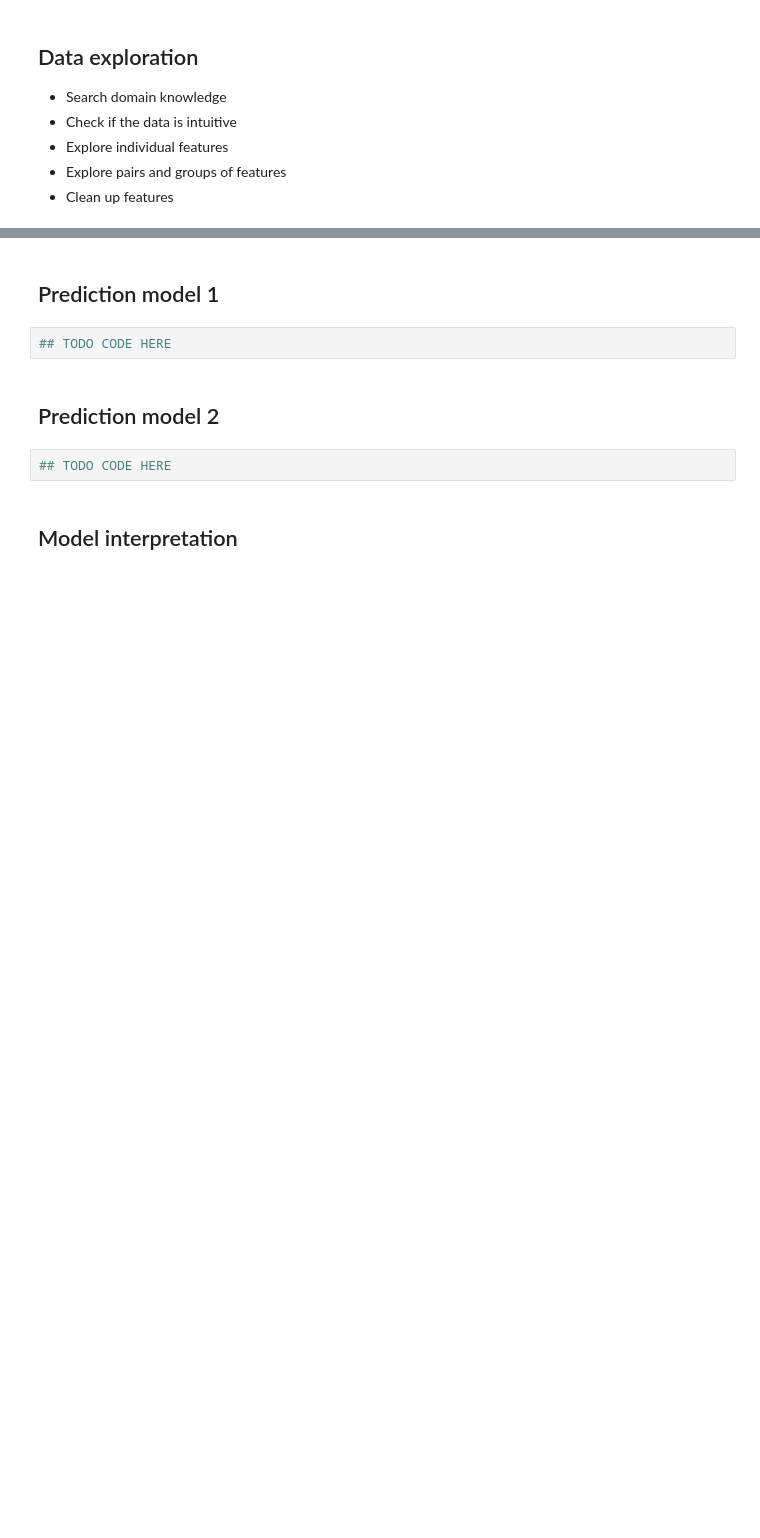
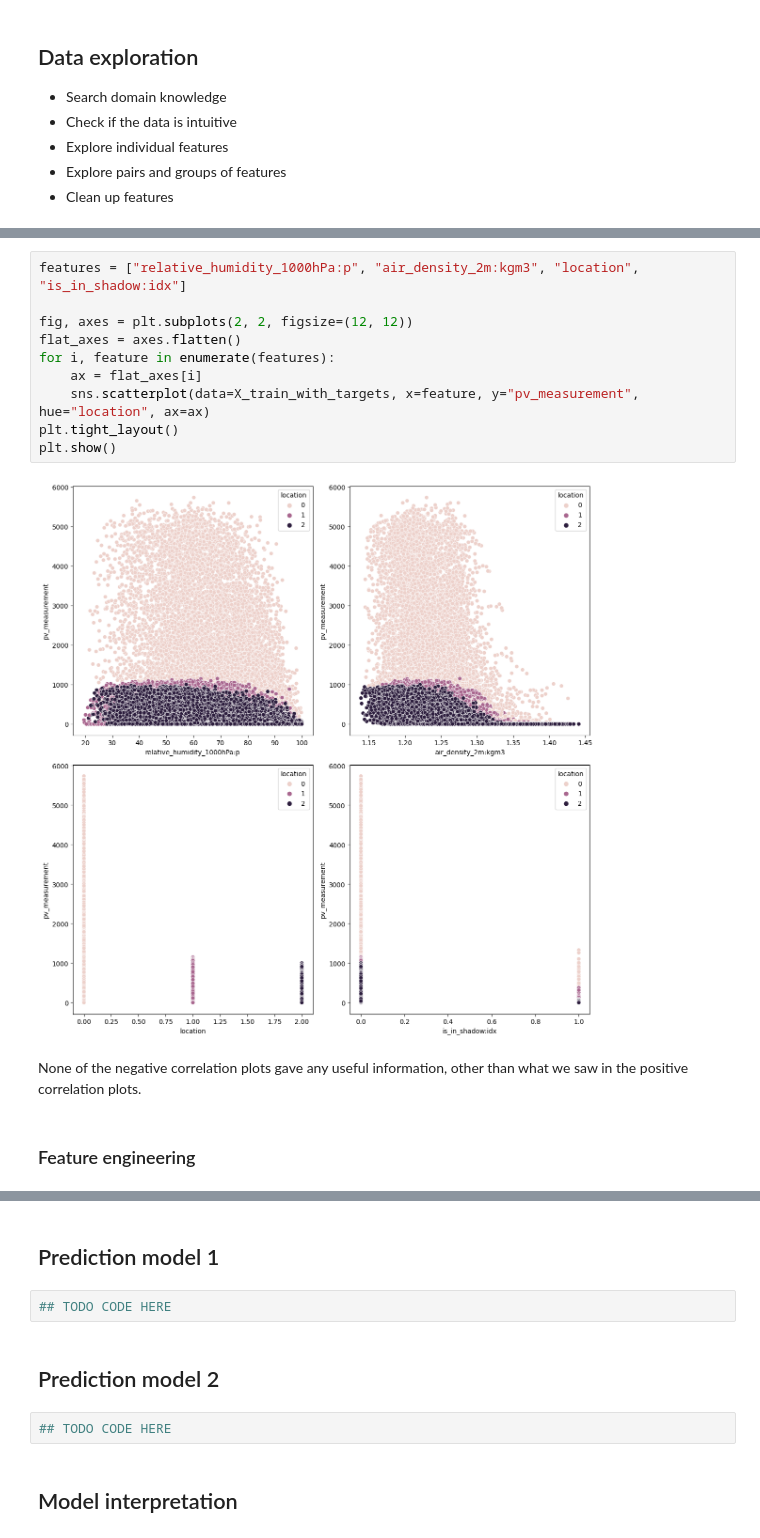
Before and after one commit to taheeraahmed/tdt4173-project, a Jupyter notebook: long-notebook.ipynb, the cells around one changed output, grey strips where cells are left out. Saved outputs shown, nothing was run; the diff lists cells and outputs as text; blank space fills up the shorter version.

```diff
--- a/long-notebook.ipynb
+++ b/long-notebook.ipynb
@@ -17,2 +124,18 @@
+# %%
+features = ["relative_humidity_1000hPa:p", "air_density_2m:kgm3", "location", "is_in_shadow:idx"]
+
+fig, axes = plt.subplots(2, 2, figsize=(12, 12))
+flat_axes = axes.flatten()
+for i, feature in enumerate(features):
+    ax = flat_axes[i]
+    sns.scatterplot(data=X_train_with_targets, x=feature, y="pv_measurement", hue="location", ax=ax)
+plt.tight_layout()
+plt.show()
+# %% [output]
+[figure, added]
+# %% [markdown]
+None of the negative correlation plots gave any useful information, other than what we saw in the positive correlation plots.
+# %% [markdown]
+### Feature engineering
 # %%
 ## TODO CODE HERE
```
Also changed, not shown: parts of 12 cells of this notebook, 2 other files.
